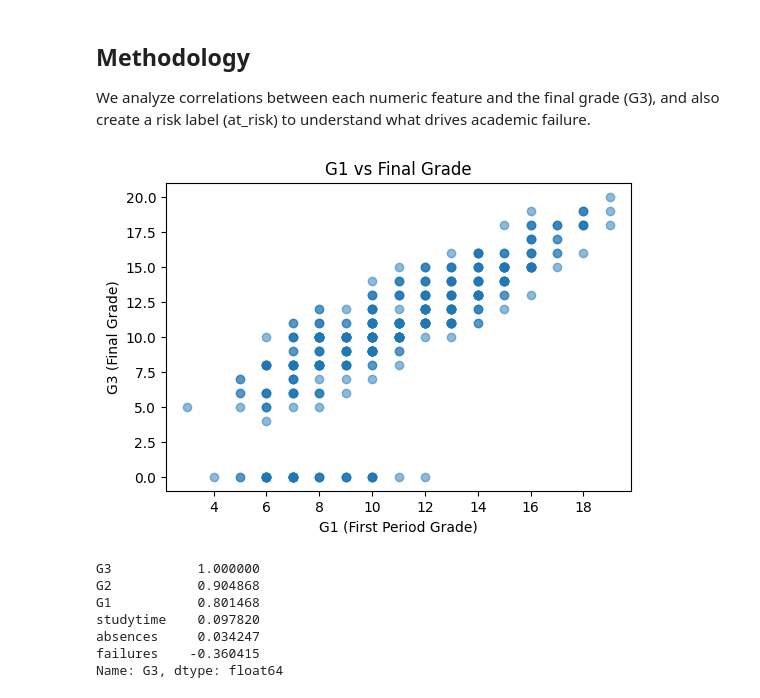
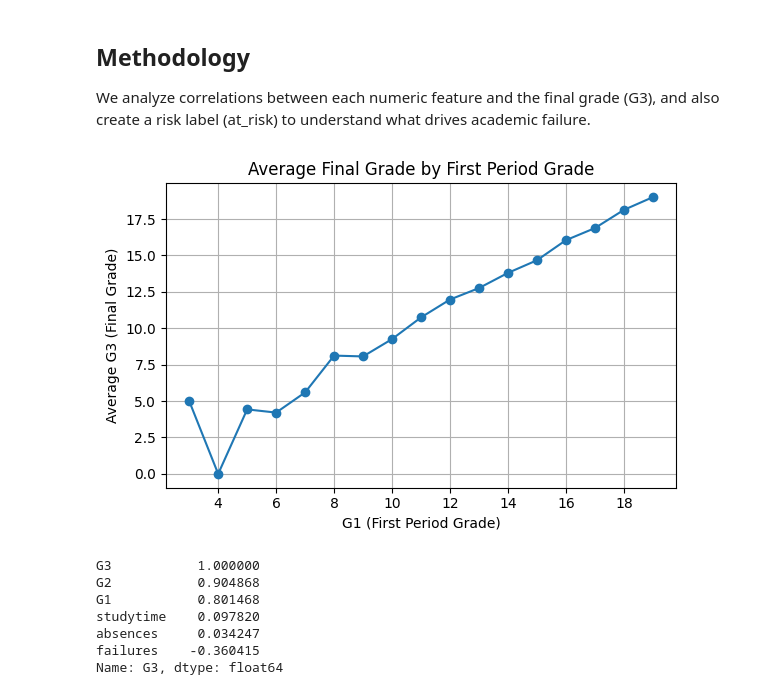
Before and after one commit to RiyaGaur01/student-attendance-performance-analytics, a Jupyter notebook: notebooks/analysis.ipynb, the cells around one changed output. Drawn from its saved outputs; the diff is of its cells as text; code cells hidden in the pictures.

Commit message:
Clean visuals and focus on correlation insight

```diff
--- a/notebooks/analysis.ipynb
+++ b/notebooks/analysis.ipynb
@@ -91,14 +94,20 @@ and also create a risk label (at_risk) to understand what drives academic failur
 # %%
 import matplotlib.pyplot as plt
 
+# Group by G1 and take average of G3
+g1_trend = df.groupby("G1")["G3"].mean().reset_index()
+
 plt.figure(figsize=(6,4))
-plt.scatter(df["G1"], df["G3"], alpha=0.5)
+plt.plot(g1_trend["G1"], g1_trend["G3"], marker="o")
+
 plt.xlabel("G1 (First Period Grade)")
-plt.ylabel("G3 (Final Grade)")
-plt.title("G1 vs Final Grade")
+plt.ylabel("Average G3 (Final Grade)")
+plt.title("Average Final Grade by First Period Grade")
+plt.grid(True)
+plt.tight_layout()
 plt.show()
 # %% [output]
-[figure, old version]
+[figure, new version]
 # %%
 df[["studytime", "failures", "G1", "G2", "absences", "G3"]].corr()["G3"].sort_values(ascending=False)
 # %% [output]
```
Also changed, not shown: parts of 8 cells of this notebook.
